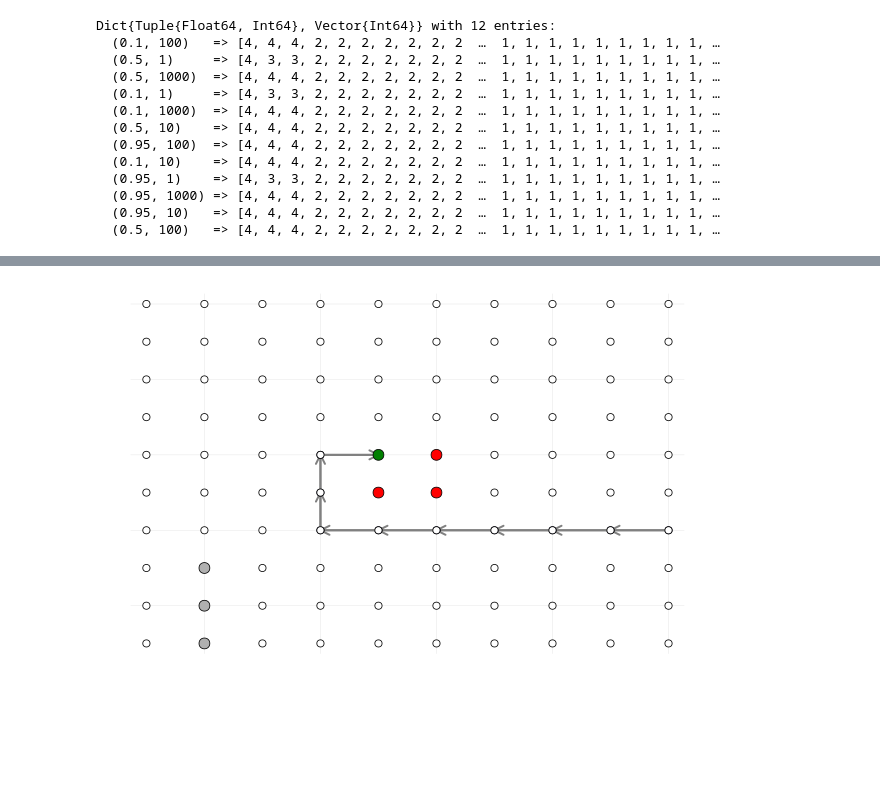
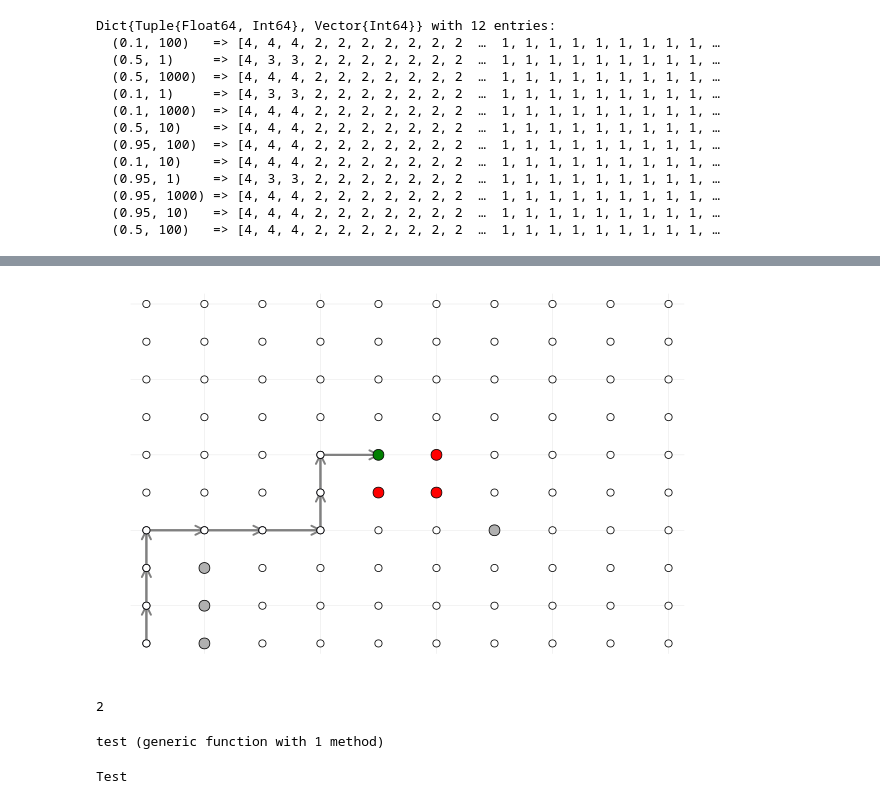
Before and after one commit to alexandraburen/PS5-CHEME-5760-LavaWorld-Fall-2023, a Jupyter notebook: CHEME-5760-PS5-ValueIteration-Soln.ipynb, the cells around one changed output, grey strips where cells are left out. Saved outputs shown, nothing was run; the diff lists cells and outputs as text; code cells hidden in the pictures; blank space fills up the shorter version.

```diff
--- a/CHEME-5760-PS5-ValueIteration-Soln.ipynb
+++ b/CHEME-5760-PS5-ValueIteration-Soln.ipynb
@@ -309,5 +334,5 @@ move_arrows[3] = "↓"
 move_arrows[4] = "↑"
 move_arrows[5] = "∅";
 # %%
-my_π = policy_dictionary[(0.1,100)];
+my_π = policy_dictionary[(0.1,10)];
 # %%
@@ -329,7 +372,7 @@ my_π = policy_dictionary[(0.1,100)];
 # setup -
 # draw the path -
 p = plot();
-initial_site = (10,4)
+initial_site = (1,1)
 hit_absorbing_state = false
 s = world.states[initial_site];
 visited_sites = Set{Tuple{Int,Int}}();
@@ -343,31 +386,45 @@ while (hit_absorbing_state == false)
     scatter!([current_position[1]],[current_position[2]], label="", showaxis=:false, msc=:black, c=:blue)
     plot!([current_position[1], new_position[1]],[current_position[2],new_position[2]], label="", arrow=true, lw=2, c=:gray)
 
     if (in(new_position, absorbing_state_set) == true || in(new_position, visited_sites) == true)
         hit_absorbing_state = true;
     else
         s = world.states[new_position];
         push!(visited_sites, new_position);
     end
 end
 
 # draw the grid -
 for s ∈ 𝒮
     current_position = world.coordinates[s]
     a = my_π[s];
     Δ = world.moves[a];
     new_position =  current_position .+ Δ
 
     if (haskey(rewards, current_position) == true && rewards[current_position] == charging_reward)
         scatter!([current_position[1]],[current_position[2]], label="", showaxis=:false, c=:green, ms=6)
     elseif (haskey(rewards, current_position) == true && rewards[current_position] == lava_reward)
         scatter!([current_position[1]],[current_position[2]], label="", showaxis=:false, c=:red, ms=6)
     elseif (in(current_position, soft_wall_set) == true)
         scatter!([current_position[1]],[current_position[2]], label="", showaxis=:false, c=:gray69, ms=6)
     else
         scatter!([current_position[1]],[current_position[2]], label="", showaxis=:false, msc=:black, c=:white)
     end
 end
 current()
 # %% [output]
-[figure, old version]
+[figure, new version]
+# %%
+2
+# %% [output]
+2
+# %%
+function test()
+    println("Test")
+end
+# %% [output]
+test (generic function with 1 method)
+# %%
+test()
+# %% [output]
+Test
```
Also changed, not shown: parts of 4 cells of this notebook.
